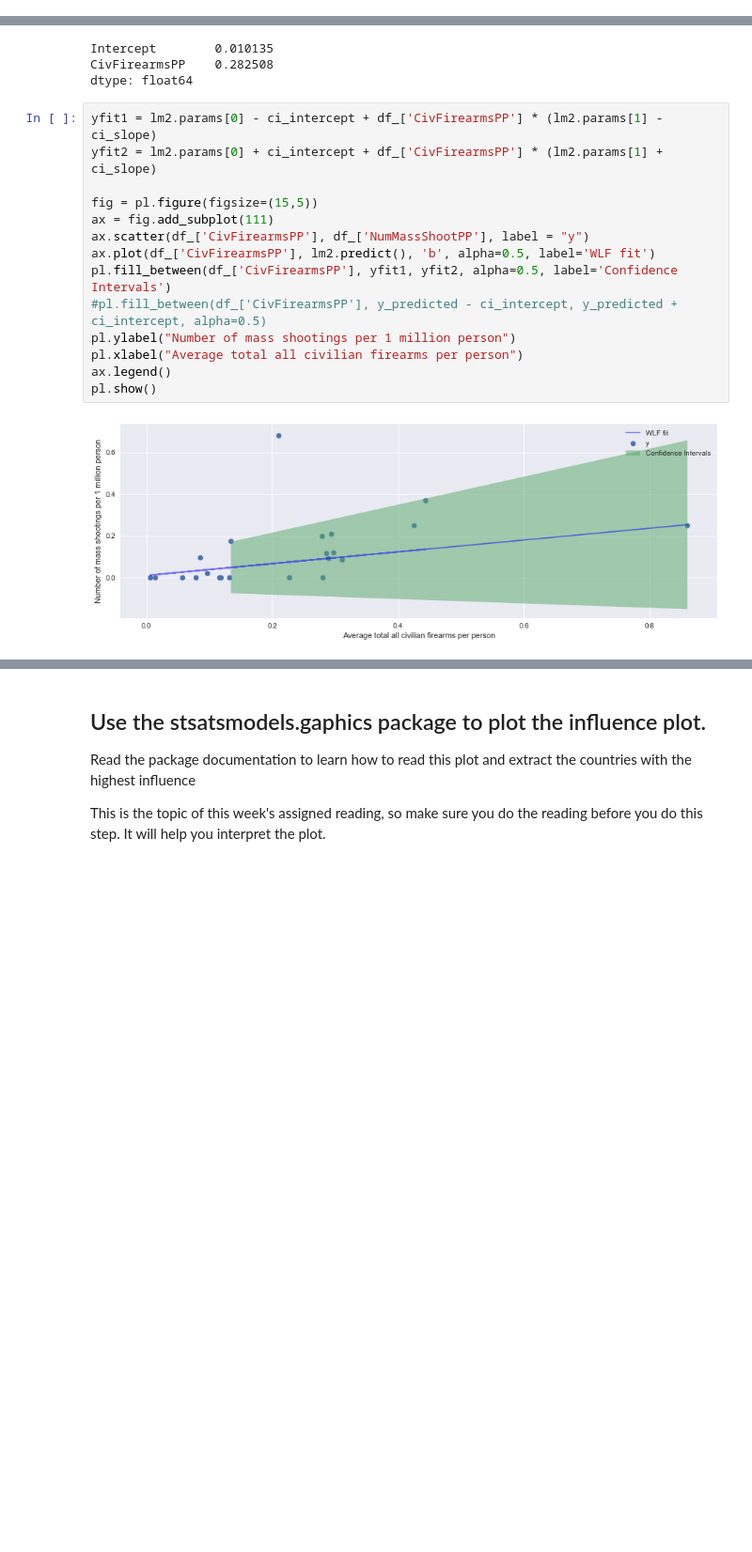
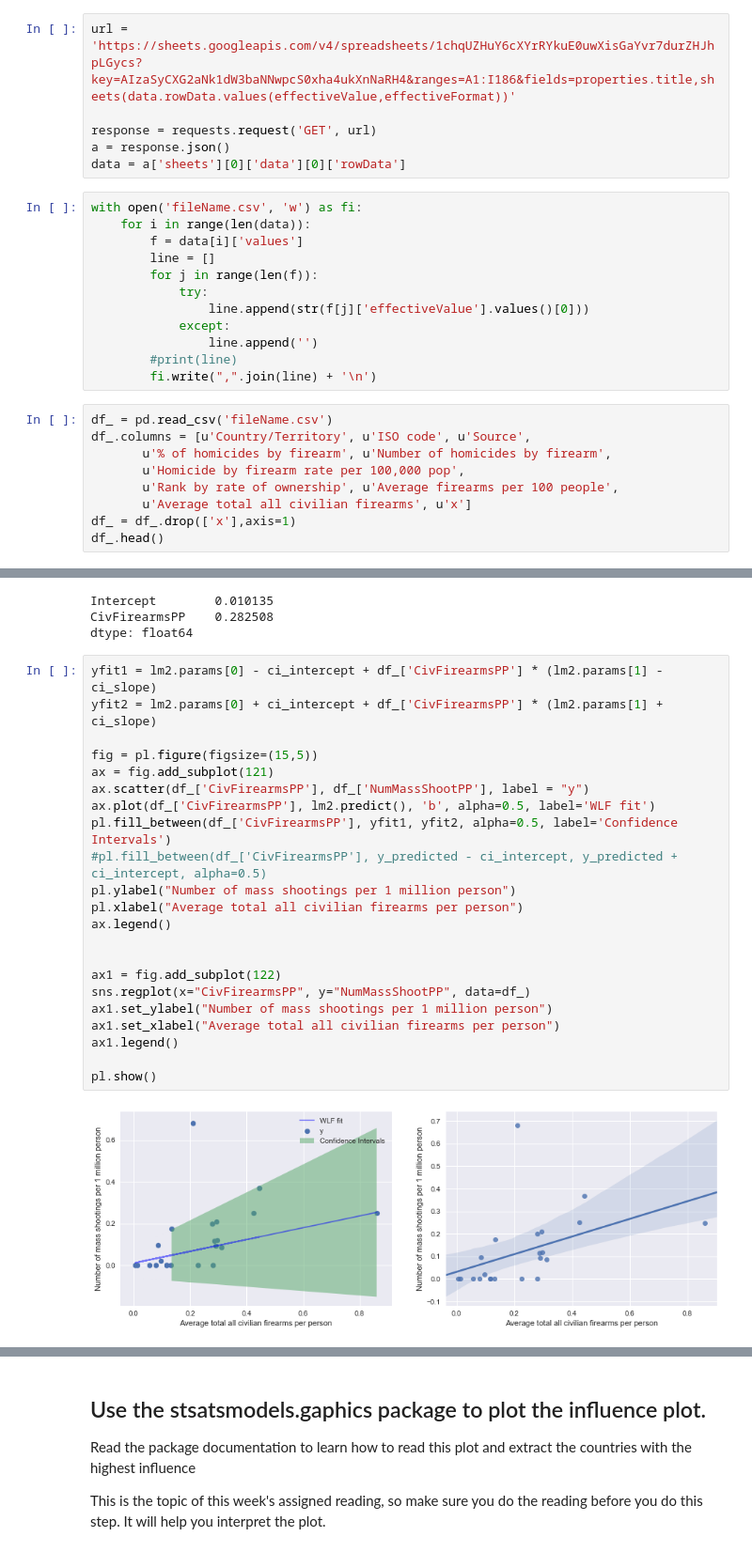
Before and after one commit to Ruibreeze/PUI2017_yw3447, a Jupyter notebook: HW5_yw3447/HW5_3_yw3447.ipynb, the cells around one changed output, grey strips where cells are left out. Shown: that part at 94% size. Cells and saved outputs as stored; diff of their text form; blank space fills up the shorter version.

```diff
--- a/HW5_yw3447/HW5_3_yw3447.ipynb
+++ b/HW5_yw3447/HW5_3_yw3447.ipynb
@@ -58,0 +57,27 @@ df_.head()
+# %%
+url = 'https://sheets.googleapis.com/v4/spreadsheets/1chqUZHuY6cXYrRYkuE0uwXisGaYvr7durZHJhpLGycs?key=AIzaSyCXG2aNk1dW3baNNwpcS0xha4ukXnNaRH4&ranges=A1:I186&fields=properties.title,sheets(data.rowData.values(effectiveValue,effectiveFormat))'
+
+response = requests.request('GET', url)
+a = response.json()
+data = a['sheets'][0]['data'][0]['rowData']
+# %%
+with open('fileName.csv', 'w') as fi:
+    for i in range(len(data)):
+        f = data[i]['values']
+        line = []
+        for j in range(len(f)):
+            try:
+                line.append(str(f[j]['effectiveValue'].values()[0]))
+            except:
+                line.append('')
+        #print(line)
+        fi.write(",".join(line) + '\n')
+# %%
+df_ = pd.read_csv('fileName.csv')
+df_.columns = [u'Country/Territory', u'ISO code', u'Source',
+       u'% of homicides by firearm', u'Number of homicides by firearm',
+       u'Homicide by firearm rate per 100,000 pop',
+       u'Rank by rate of ownership', u'Average firearms per 100 people',
+       u'Average total all civilian firearms', u'x']
+df_ = df_.drop(['x'],axis=1)
+df_.head()
@@ -673,17 +698,25 @@ dtype: float64
 # %%
 yfit1 = lm2.params[0] - ci_intercept + df_['CivFirearmsPP'] * (lm2.params[1] - ci_slope)
 yfit2 = lm2.params[0] + ci_intercept + df_['CivFirearmsPP'] * (lm2.params[1] + ci_slope)
 
 fig = pl.figure(figsize=(15,5))
-ax = fig.add_subplot(111)
+ax = fig.add_subplot(121)
 ax.scatter(df_['CivFirearmsPP'], df_['NumMassShootPP'], label = "y")
 ax.plot(df_['CivFirearmsPP'], lm2.predict(), 'b', alpha=0.5, label='WLF fit')
 pl.fill_between(df_['CivFirearmsPP'], yfit1, yfit2, alpha=0.5, label='Confidence Intervals')
 #pl.fill_between(df_['CivFirearmsPP'], y_predicted - ci_intercept, y_predicted + ci_intercept, alpha=0.5)
 pl.ylabel("Number of mass shootings per 1 million person")
 pl.xlabel("Average total all civilian firearms per person")
 ax.legend()
+
+
+ax1 = fig.add_subplot(122)
+sns.regplot(x="CivFirearmsPP", y="NumMassShootPP", data=df_)
+ax1.set_ylabel("Number of mass shootings per 1 million person")
+ax1.set_xlabel("Average total all civilian firearms per person")
+ax1.legend()
+
 pl.show()
 # %% [output]
-[figure, old version]
+[figure, new version]
 # %% [markdown]
```
Also changed, not shown: parts of 11 cells of this notebook.
